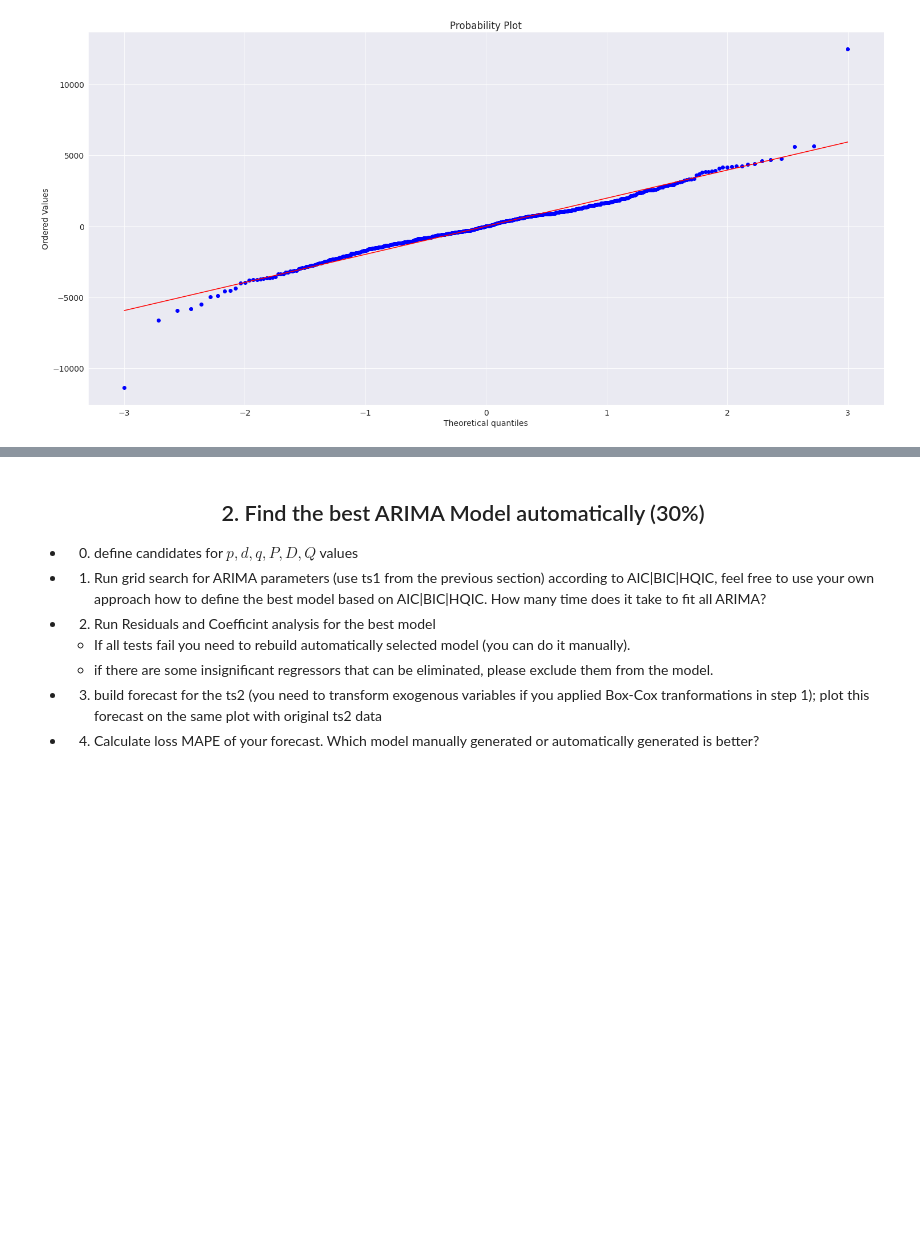
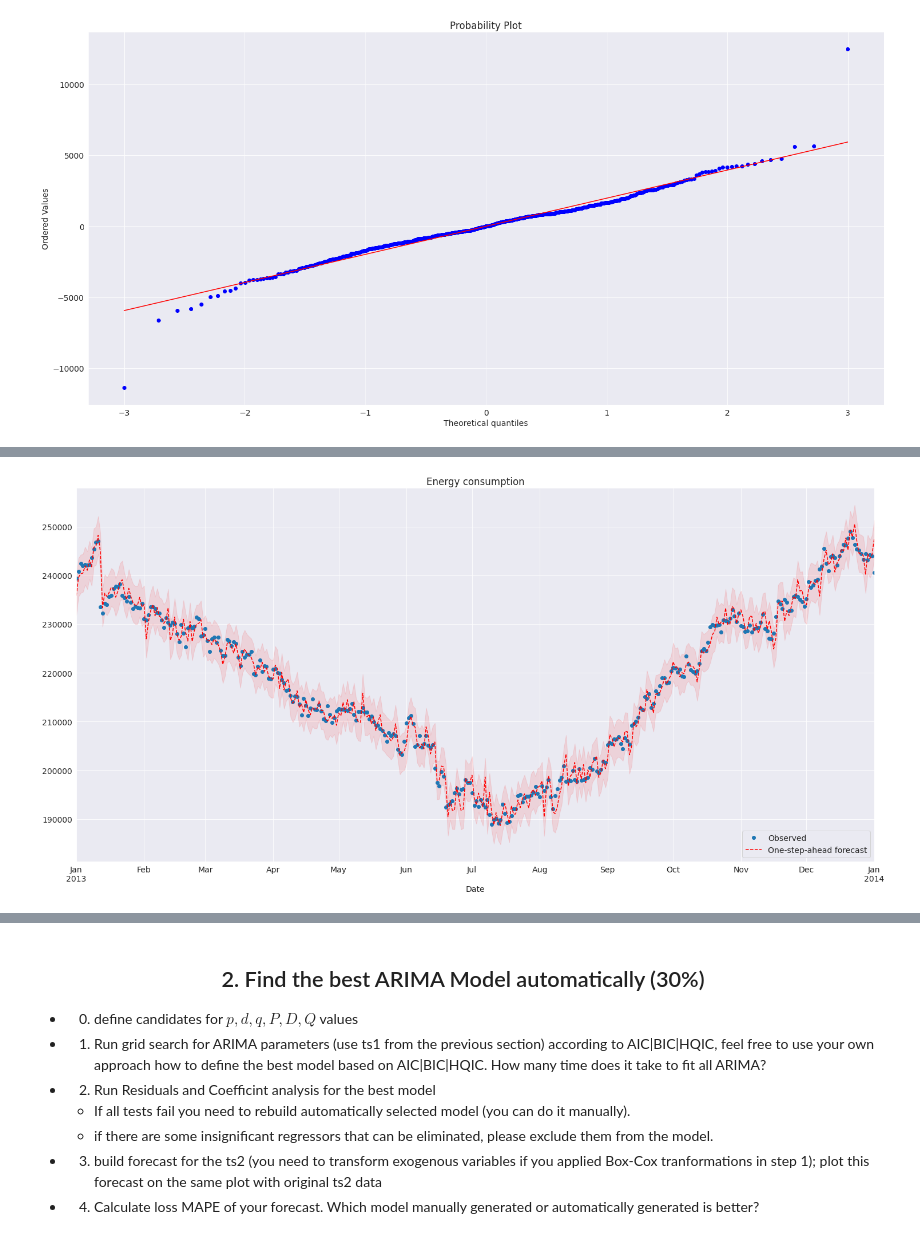
Before and after one commit to Kulikov17/MLDS_ATSF, a Jupyter notebook: hw_2/kulikov_w2022_23_hw2.ipynb, the cells around one changed output, grey strips where cells are left out. Drawn from its saved outputs; the diff is of its cells as text; code cells hidden in the pictures; blank space fills up the shorter version.

```diff
--- a/hw_2/kulikov_w2022_23_hw2.ipynb
+++ b/hw_2/kulikov_w2022_23_hw2.ipynb
@@ -702,0 +754,27 @@ NameError: ignored
+# %%
+# Predict
+ts_pred = arima_best.get_prediction()
+ts_pred_ci = ts_pred.conf_int()
+# %%
+# Graph
+fig, ax = plt.subplots(figsize=[25,12])
+npre = 4
+ax.set(title='Energy consumption', xlabel='Date')
+
+start = '2013-01-01'
+end = '2014-01-01'
+
+# Plot data points
+ts1.loc[start:end]['EnergyConsumption'].plot(ax=ax, style='o', label='Observed')
+
+# Plot predictions
+ts_pred_int = ts_pred.predicted_mean + ts1.shift(365)['EnergyConsumption']
+ts_pred_int[start:end].plot(ax=ax, style='r--', label='One-step-ahead forecast')
+
+ci_low = (ts_pred_ci.loc[:,ts_pred_ci.columns[0]] + ts1.shift(365)['EnergyConsumption']).loc[start:end]
+ci_high = (ts_pred_ci.loc[:,ts_pred_ci.columns[1]] + ts1.shift(365)['EnergyConsumption']).loc[start:end]
+ax.fill_between(ci_low.index, ci_low, ci_high, color='r', alpha=0.1)
+
+legend = ax.legend(loc='lower right')
+# %% [output]
+[figure, added]
```
Also changed, not shown: parts of 18 cells of this notebook.
